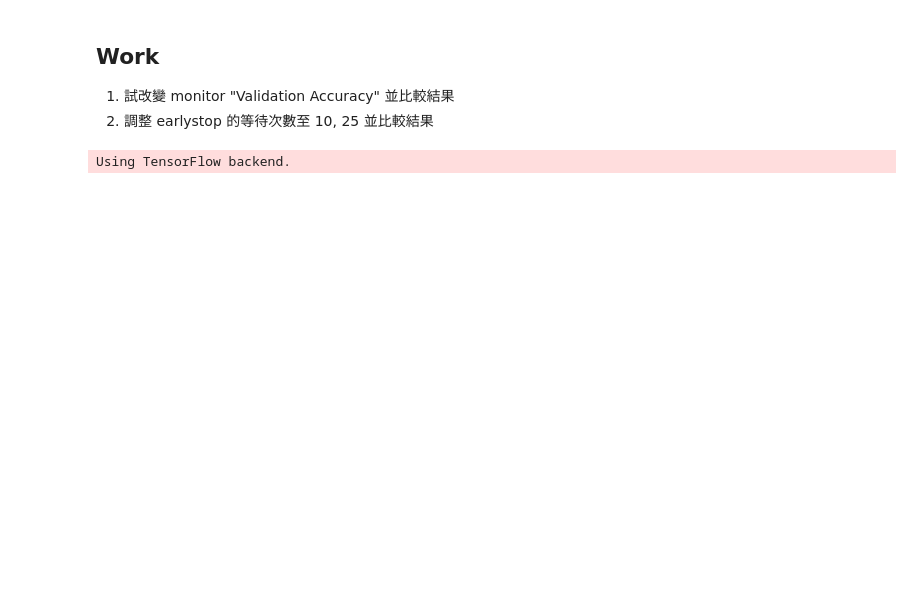
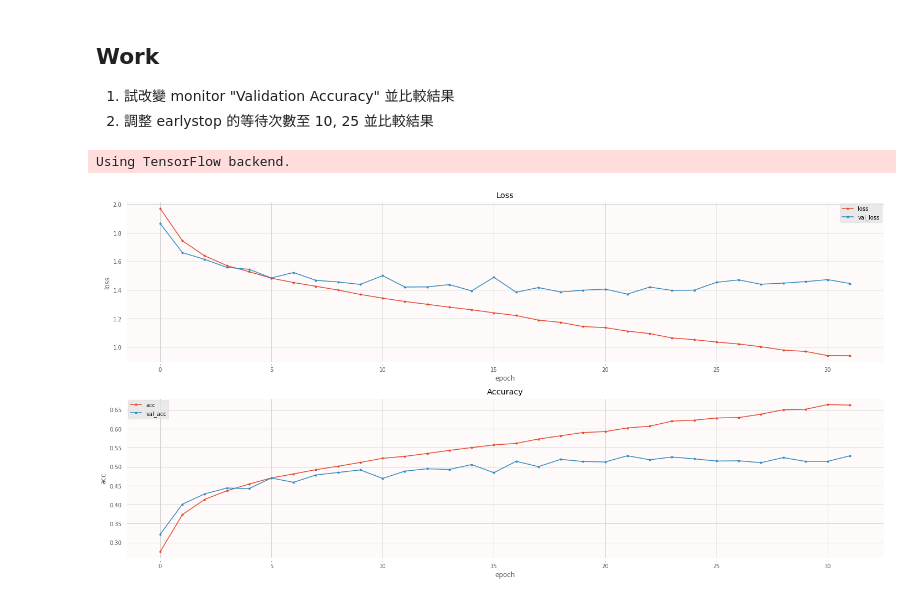
Before and after one commit to penguinwang96825/ML100Days, a Jupyter notebook: homework/Day085/Day085_HW.ipynb, the cells around one changed output. Drawn from its saved outputs; the diff is of its cells as text; code cells hidden in the pictures; blank space fills up the shorter version.

```diff
--- a/homework/Day085/Day085_HW.ipynb
+++ b/homework/Day085/Day085_HW.ipynb
@@ -37,9 +37,7 @@ x_test = preproc_x(x_test)
 y_train = preproc_y(y_train)
 y_test = preproc_y(y_test)
 # %%
-from keras.callbacks import EarlyStopping
-
-def build_mlp(input_shape, output_units=10, l1_ratio=0.0, l2_ratio=0.0, num_neurons=[512, 256, 128, 64, 64]):
+def build_mlp(input_shape, output_units=10, num_neurons=[512, 256, 128, 64, 64]):
     input_layer = keras.layers.Input(input_shape)
 
     for i, n_units in enumerate(num_neurons):
@@ -52,12 +50,8 @@ def build_mlp(input_shape, output_units=10, l1_ratio=0.0, l2_ratio=0.0, num_neur
             x = keras.layers.Dense(
                 units=n_units,
                 activation="relu",
-                kernel_regularizer=l1_l2(l1=l1_ratio, l2=l2_ratio),
                 name="hidden_layer"+str(i+1))(x)
 
     out = keras.layers.Dense(units=output_units, activation="softmax", name="output")(x)
     model = keras.models.Model(inputs=[input_layer], outputs=[out])
     return model
-
-model = build_mlp(input_shape=x_train.shape[1:])
-model.summary()
@@ -65,5 +105,5 @@ model.summary()
 """Code Here
 設定超參數
 """
-EPOCHS = 20
+EPOCHS = 100
 BATCH_SIZE = 256
@@ -85,0 +110,25 @@ import matplotlib.pyplot as plt
+# %%
+# 載入 Callbacks
+"""Code Here
+設定 callbacks: Earlystop
+"""
+from keras.callbacks import EarlyStopping
+earlystop = EarlyStopping(monitor="val_acc",
+                          patience=10,
+                          verbose=0,
+                          mode="max")
+
+model = build_mlp(input_shape=x_train.shape[1:])
+model.compile(loss="categorical_crossentropy", metrics=["acc"], optimizer="adam")
+
+history = model.fit(
+    x_train, y_train,
+    epochs=EPOCHS,
+    batch_size=BATCH_SIZE,
+    validation_data=(x_test, y_test),
+    shuffle=True,
+    verbose=0,
+    callbacks=[earlystop])
+plot_history(history)
+# %% [output]
+[figure, added]
```
Also changed, not shown: parts of 6 cells of this notebook, 3 other files.
